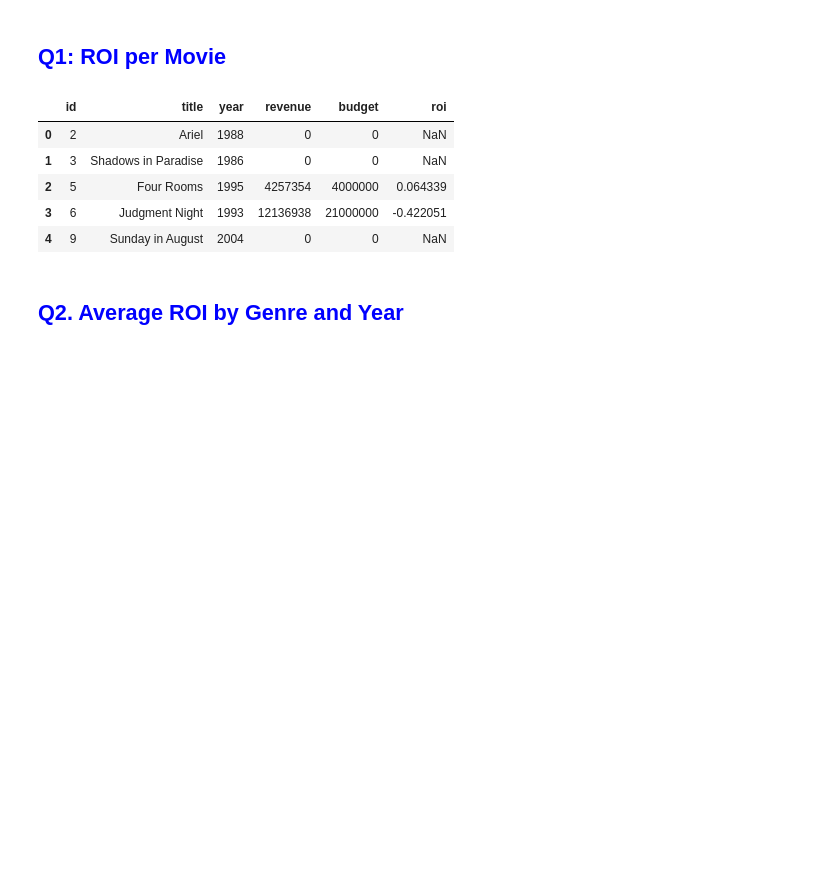
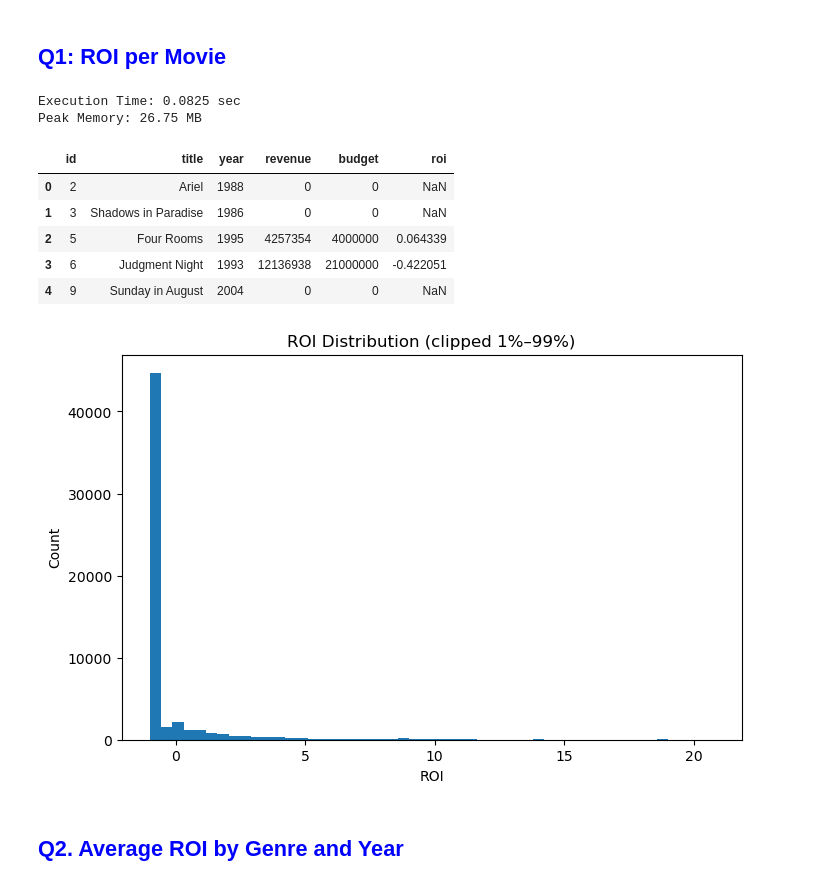
Before and after one commit to sheazyRato/thinkTank, a Jupyter notebook: BigData- Financial Performance Analysis .ipynb, the cells around one changed output. Saved outputs shown, nothing was run; the diff lists cells and outputs as text; code cells hidden in the pictures; blank space fills up the shorter version.

```diff
--- a/BigData- Financial Performance Analysis .ipynb
+++ b/BigData- Financial Performance Analysis .ipynb
@@ -27,6 +31,9 @@ df.head(5)
 # %% [markdown]
 ## <span style="color:blue">Q1: ROI per Movie</span>
 # %%
+tracemalloc.start()
+start = time.perf_counter()
+
 # ROI = (revenue - budget) / budget  (only when budget is bigger than  0)
 # also btw roi is return on investment
 df["release_date"] = pd.to_datetime(df["release_date"], errors="coerce")
@@ -41,14 +48,36 @@ df["roi"] = np.where(
     np.nan
 )
 
+end = time.perf_counter()
+current, peak = tracemalloc.get_traced_memory()
+tracemalloc.stop()
+
+print(f"Execution Time: {end-start:.4f} sec")
+print(f"Peak Memory: {peak/1e6:.2f} MB")
+
 df[["id", "title", "year", "revenue", "budget", "roi"]].head()
 # %% [output]
+Execution Time: 0.0825 sec
+Peak Memory: 26.75 MB
 |  | id | title | year | revenue | budget | roi |
 | 0 | 2 | Ariel | 1988 | 0 | 0 | NaN |
 | 1 | 3 | Shadows in Paradise | 1986 | 0 | 0 | NaN |
 | 2 | 5 | Four Rooms | 1995 | 4257354 | 4000000 | 0.064339 |
 | 3 | 6 | Judgment Night | 1993 | 12136938 | 21000000 | -0.422051 |
 | 4 | 9 | Sunday in August | 2004 | 0 | 0 | NaN |
+# %%
+roi_vals = df["roi"].dropna()
+
+roi_clip = roi_vals[roi_vals.between(roi_vals.quantile(0.01), roi_vals.quantile(0.99))]
+
+plt.figure(figsize=(8,5))
+plt.hist(roi_clip, bins=50)
+plt.title("ROI Distribution (clipped 1%–99%)")
+plt.xlabel("ROI")
+plt.ylabel("Count")
+plt.show()
+# %% [output]
+[figure, added]
 # %% [markdown]
 ## <span style="color:blue">Q2. Average ROI by Genre and Year</span>
 # %%
```
Also changed, not shown: parts of 9 cells of this notebook.
